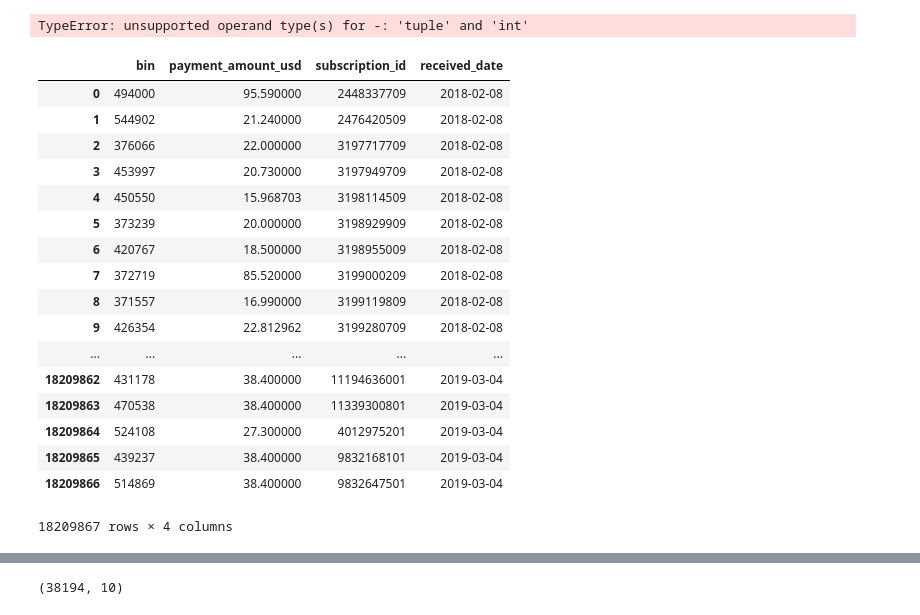
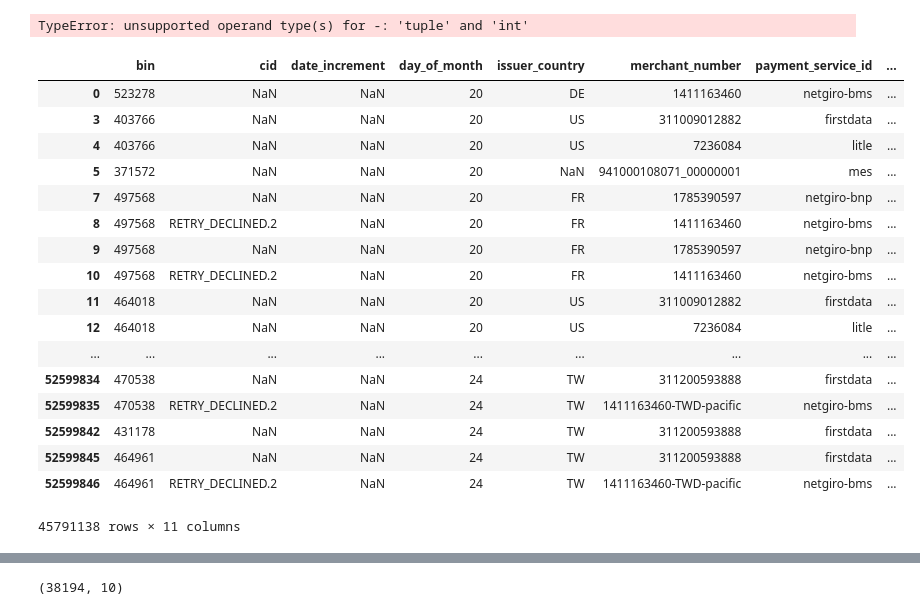
Before and after one commit to songyunlu/ml_training_tool, a Jupyter notebook: best_retry_data_processing_tool.ipynb, the cells around one changed output, grey strips where cells are left out. Cells and saved outputs as stored; diff of their text form; code cells hidden in the pictures.

```diff
--- a/best_retry_data_processing_tool.ipynb
+++ b/best_retry_data_processing_tool.ipynb
@@ -789,8 +233,10 @@ createDDL = """CREATE OR REPLACE TEMPORARY VIEW cpg_transaction_history
 spark.sql(createDDL)
 
 # df = spark.sql("SELECT * FROM cpg_transaction_history WHERE received_date like '2018-11-%' or received_date like '2018-12-%' ")
-df = spark.sql("SELECT bin, bank_code, payment_amount_usd, subscription_id, received_date FROM cpg_transaction_history WHERE received_date like '2018-01-%' or received_date like '2018-02-%' or received_date like '2018-03-%' or received_date like '2018-04-%' or received_date like '2018-05-%' or received_date like '2018-06-%' or received_date like '2018-07-%' or received_date like '2018-08-%' or received_date like '2018-09-%' or received_date like '2018-10-%' or received_date like '2018-11-%' or received_date like '2018-12-%' \
-     or received_date like '2019-01-%' or received_date like '2019-02-%' or received_date like '2019-03-%' ")
+# df = spark.sql("SELECT bin, bank_code, bank_name,payment_amount_usd, subscription_id, received_date FROM cpg_transaction_history WHERE received_date like '2018-01-%' or received_date like '2018-02-%' or received_date like '2018-03-%' or received_date like '2018-04-%' or received_date like '2018-05-%' or received_date like '2018-06-%' or received_date like '2018-07-%' or received_date like '2018-08-%' or received_date like '2018-09-%' or received_date like '2018-10-%' or received_date like '2018-11-%' or received_date like '2018-12-%' \
+#      or received_date like '2019-01-%' or received_date like '2019-02-%' or received_date like '2019-03-%' or received_date like '2019-04-%' or received_date like '2019-05-%' ")
+df = spark.sql("SELECT * FROM cpg_transaction_history WHERE received_date like '2019-04-%' or received_date like '2019-05-%' ")
+
 
 sdf =  df\
     .filter("new_status in ('Completed')")\
@@ -911,28 +409,28 @@ successful_txn['bin'].fillna('', inplace=True)
 # %%
 FEATURES_FLOAT = ['bin']
 def handle_feat_float(df):
         for feat in FEATURES_FLOAT:
             if feat in FEATURES_FLOAT:
                 df[feat] = df[feat].fillna('').apply(str).str.replace('.0', '', regex=False)
         return df
 
-handle_feat_float(successful_txn)
+handle_feat_float(raw_txn)
 # %% [output]
-|  | bin | payment_amount_usd | subscription_id | received_date |
-| 0 | 494000 | 95.590000 | 2448337709 | 2018-02-08 |
-| 1 | 544902 | 21.240000 | 2476420509 | 2018-02-08 |
-| 2 | 376066 | 22.000000 | 3197717709 | 2018-02-08 |
-| 3 | 453997 | 20.730000 | 3197949709 | 2018-02-08 |
-| 4 | 450550 | 15.968703 | 3198114509 | 2018-02-08 |
-| 5 | 373239 | 20.000000 | 3198929909 | 2018-02-08 |
-| 6 | 420767 | 18.500000 | 3198955009 | 2018-02-08 |
-| 7 | 372719 | 85.520000 | 3199000209 | 2018-02-08 |
-| 8 | 371557 | 16.990000 | 3199119809 | 2018-02-08 |
-| 9 | 426354 | 22.812962 | 3199280709 | 2018-02-08 |
-| ... | ... | ... | ... | ... |
-| 18209862 | 431178 | 38.400000 | 11194636001 | 2019-03-04 |
-| 18209863 | 470538 | 38.400000 | 11339300801 | 2019-03-04 |
-| 18209864 | 524108 | 27.300000 | 4012975201 | 2019-03-04 |
-| 18209865 | 439237 | 38.400000 | 9832168101 | 2019-03-04 |
-| 18209866 | 514869 | 38.400000 | 9832647501 | 2019-03-04 |
+|  | bin | cid | date_increment | day_of_month | issuer_country | merchant_number | payment_service_id | ... |
+| 0 | 523278 | NaN | NaN | 20 | DE | 1411163460 | netgiro-bms | ... |
+| 3 | 403766 | NaN | NaN | 20 | US | 311009012882 | firstdata | ... |
+| 4 | 403766 | NaN | NaN | 20 | US | 7236084 | litle | ... |
+| 5 | 371572 | NaN | NaN | 20 | NaN | 941000108071_00000001 | mes | ... |
+| 7 | 497568 | NaN | NaN | 20 | FR | 1785390597 | netgiro-bnp | ... |
+| 8 | 497568 | RETRY_DECLINED.2 | NaN | 20 | FR | 1411163460 | netgiro-bms | ... |
+| 9 | 497568 | NaN | NaN | 20 | FR | 1785390597 | netgiro-bnp | ... |
+| 10 | 497568 | RETRY_DECLINED.2 | NaN | 20 | FR | 1411163460 | netgiro-bms | ... |
+| 11 | 464018 | NaN | NaN | 20 | US | 311009012882 | firstdata | ... |
+| 12 | 464018 | NaN | NaN | 20 | US | 7236084 | litle | ... |
+| ... | ... | ... | ... | ... | ... | ... | ... | ... |
+| 52599834 | 470538 | NaN | NaN | 24 | TW | 311200593888 | firstdata | ... |
+| 52599835 | 470538 | RETRY_DECLINED.2 | NaN | 24 | TW | 1411163460-TWD-pacific | netgiro-bms | ... |
+| 52599842 | 431178 | NaN | NaN | 24 | TW | 311200593888 | firstdata | ... |
+| 52599845 | 464961 | NaN | NaN | 24 | TW | 311200593888 | firstdata | ... |
+| 52599846 | 464961 | RETRY_DECLINED.2 | NaN | 24 | TW | 1411163460-TWD-pacific | netgiro-bms | ... |
-18209867 rows × 4 columns
+45791138 rows × 11 columns
```
Also changed, not shown: parts of 162 cells of this notebook, 2 other files.
